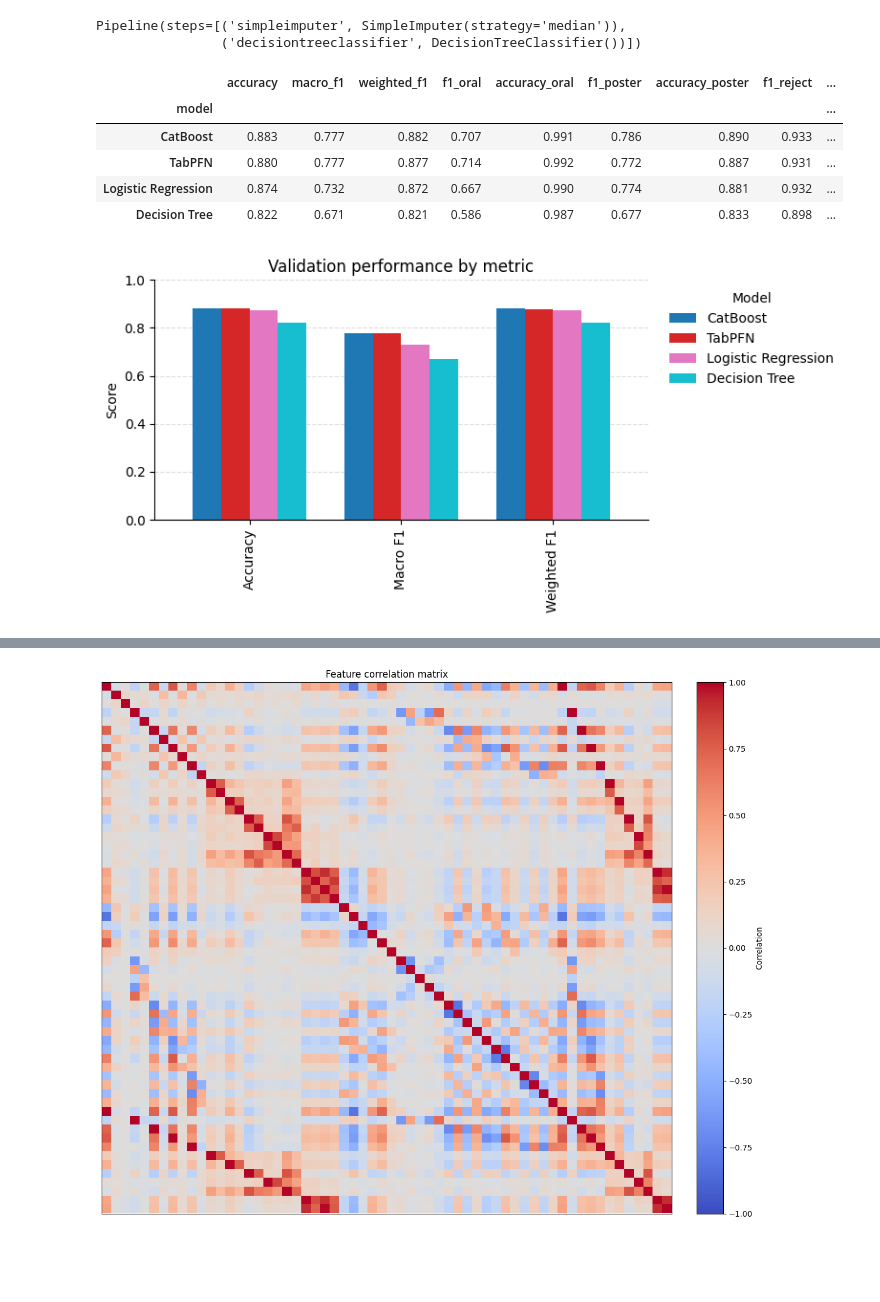
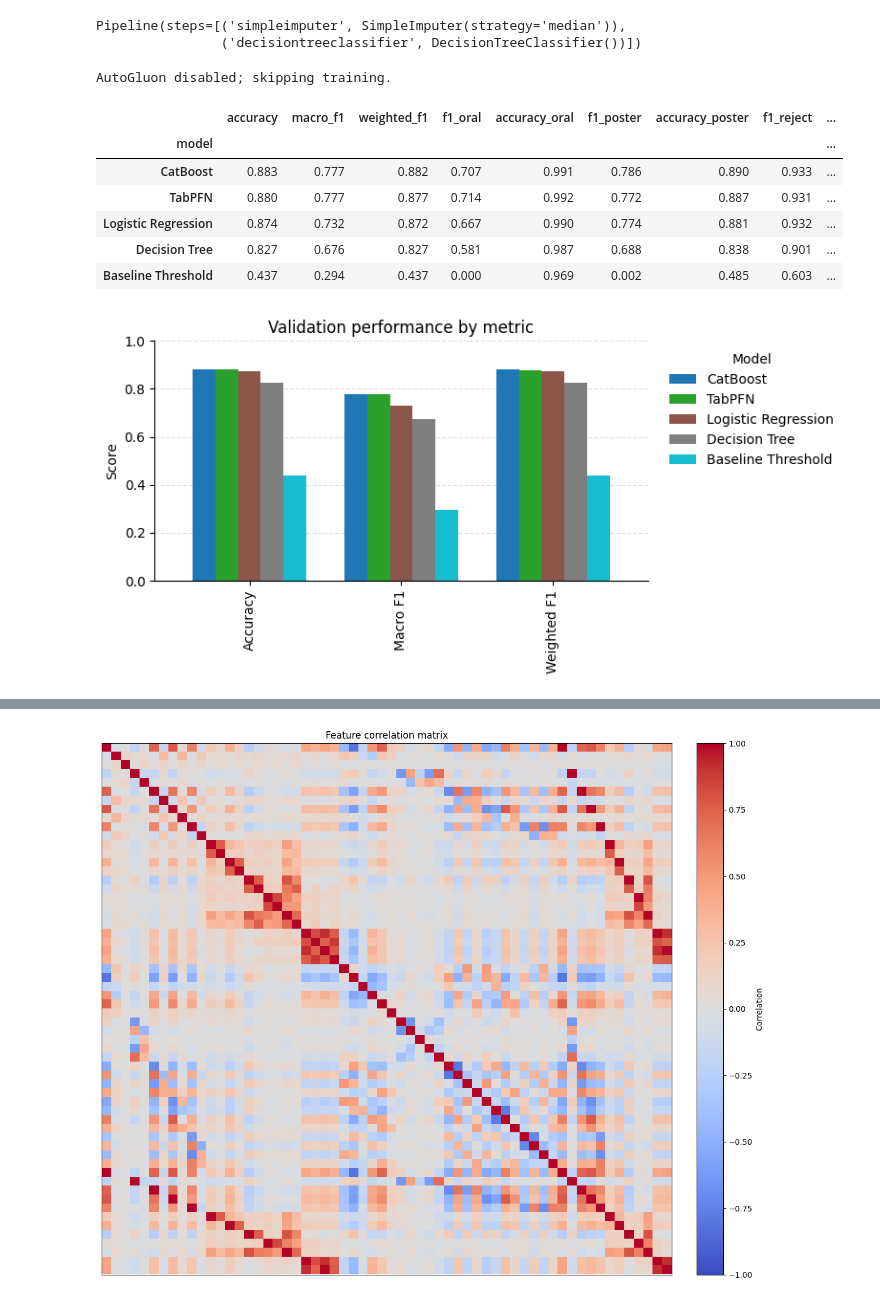
Before and after one commit to s-marton/TabICLR, a Jupyter notebook: TabularPredictorICLR.ipynb, the cells around one changed output, grey strips where cells are left out. Drawn from its saved outputs; the diff is of its cells as text; code cells hidden in the pictures; blank space fills up the shorter version.

Commit message:
Submission Numbers added for ICLR 2026; Baseline Prediction added; leak adjustment improved

```diff
--- a/TabularPredictorICLR.ipynb
+++ b/TabularPredictorICLR.ipynb
@@ -27,6 +27,15 @@ if USE_TABPFN:
         USE_TABPFN = False
         print("TabPFN not installed; skipping TabPFN models.")
 
+USE_AUTOGLUON = False
+TabularPredictor = None
+if USE_AUTOGLUON:
+    try:
+        from autogluon.tabular import TabularPredictor
+    except ImportError:
+        USE_AUTOGLUON = False
+        print("AutoGluon not installed; skipping AutoGluon models.")
+
 DATA_DIR = Path("data") / "iclr" #data from https://github.com/papercopilot/paperlists
 PREDICTIONS_DIR = Path("predictions") / "iclr"
 PREDICTIONS_DIR.mkdir(parents=True, exist_ok=True)
@@ -122,6 +131,20 @@ def load_year_data(
         df["rating"] = _adjust_2026_ratings(df["rating"])
     status_raw = df.get("status")
     paper_ids = df.get("id")
+
+    id_map_path = DATA_DIR / f"iclr_id_to_number_{year}.json"
+    if id_map_path.exists() and paper_ids is not None:
+        with id_map_path.open("r", encoding="utf-8") as handle:
+            id_map = json.load(handle)
+        df["submission_number"] = pd.to_numeric(
+            paper_ids.map(id_map),
+            errors="coerce",
+        ).astype("Int64")
+        df = df.set_index("submission_number", drop=True)
+        paper_ids = df.index
+        if "id" in df.columns:
+            df = df.drop(columns=["id"])
+
     drop_cols = list(DROP_COLS)
     if EVAL_YEAR == 2026:
         # 2026 has reduced reiew respose time so these values are not comparable with previous years
@@ -600,6 +625,8 @@ X_train, X_valid, y_train, y_valid = train_test_split(
     random_state=42,
     stratify=y,
 )
+classes = ['oral', 'poster', 'reject', 'spotlight']
+baseline_class_order = None
 # %%
 catboost_model = CatBoostClassifier(
     loss_function="MultiClass",
@@ -668,3 +694,17 @@ if USE_TABPFN and TabPFNClassifier is not None:
     tabpfn_model.fit(X_train, y_train)
 else:
     print("TabPFN disabled; skipping training.")
+# %%
+autogluon_model = None
+if USE_AUTOGLUON and TabularPredictor is not None:
+    train_df = X_train.copy()
+    train_df["target_label"] = y_train
+    autogluon_model = TabularPredictor(
+        label="target_label",
+        problem_type="multiclass",
+        eval_metric="accuracy",
+    ).fit(train_df, presets="best_quality")
+else:
+    print("AutoGluon disabled; skipping training.")
+# %% [output]
+AutoGluon disabled; skipping training.
@@ -707,14 +823,19 @@ model_registry = {
     "CatBoost": catboost_model,
     "Logistic Regression": logreg_model,
     "Decision Tree": decision_tree_model,
+    "Baseline Threshold": baseline_model,
 }
 if USE_TABPFN and tabpfn_model is not None:
     model_registry["TabPFN"] = tabpfn_model
+if USE_AUTOGLUON and autogluon_model is not None:
+    model_registry["AutoGluon"] = autogluon_model
 
 metrics_rows = []
 for name, model_candidate in model_registry.items():
     pred = np.asarray(model_candidate.predict(X_valid)).squeeze()
-    class_labels = getattr(model_candidate, "classes_", np.unique(y_valid))
+    class_labels = classes
+    if class_labels is None:
+        class_labels = getattr(model_candidate, "class_labels", np.unique(y_valid))
     metrics_rows.append(
         build_metrics_row(name, y_valid, pred, class_labels)
     )
@@ -744,35 +865,36 @@ display(metrics_df.style.format("{:.3f}"))
 metrics_plot = metrics_df[["accuracy", "macro_f1", "weighted_f1"]].rename(
     columns={
         "accuracy": "Accuracy",
         "macro_f1": "Macro F1",
         "weighted_f1": "Weighted F1",
     }
 )
 
 ax = metrics_plot.T.plot(
     kind="bar",
     figsize=(8, 4),
     width=0.75,
     colormap="tab10",
 )
 ax.set_title("Validation performance by metric")
 ax.set_ylabel("Score")
 ax.set_ylim(0, 1)
 ax.grid(axis="y", linestyle="--", alpha=0.4)
 ax.set_axisbelow(True)
 for spine in ["top", "right"]:
     ax.spines[spine].set_visible(False)
 ax.legend(title="Model", bbox_to_anchor=(1.02, 1), loc="upper left", frameon=False)
 plt.tight_layout()
 plt.show()
 # %% [output]
 |  | accuracy | macro_f1 | weighted_f1 | f1_oral | accuracy_oral | f1_poster | accuracy_poster | f1_reject | ... |
 | model |  |  |  |  |  |  |  |  | ... |
 | CatBoost | 0.883 | 0.777 | 0.882 | 0.707 | 0.991 | 0.786 | 0.890 | 0.933 | ... |
 | TabPFN | 0.880 | 0.777 | 0.877 | 0.714 | 0.992 | 0.772 | 0.887 | 0.931 | ... |
 | Logistic Regression | 0.874 | 0.732 | 0.872 | 0.667 | 0.990 | 0.774 | 0.881 | 0.932 | ... |
-| Decision Tree | 0.822 | 0.671 | 0.821 | 0.586 | 0.987 | 0.677 | 0.833 | 0.898 | ... |
+| Decision Tree | 0.827 | 0.676 | 0.827 | 0.581 | 0.987 | 0.688 | 0.838 | 0.901 | ... |
+| Baseline Threshold | 0.437 | 0.294 | 0.437 | 0.000 | 0.969 | 0.002 | 0.485 | 0.603 | ... |
-[figure, old version]
+[figure, new version]
 # %%
 import matplotlib.pyplot as plt
 
```
Also changed, not shown: parts of 10 cells of this notebook, 21 other files.
